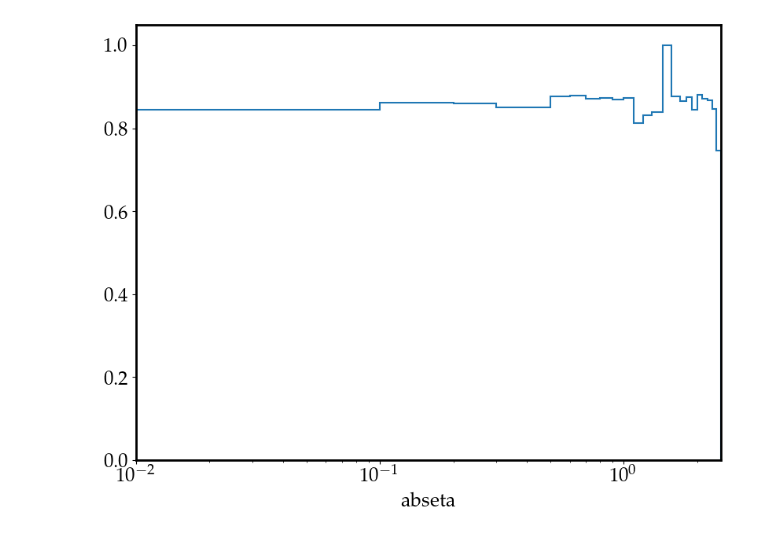
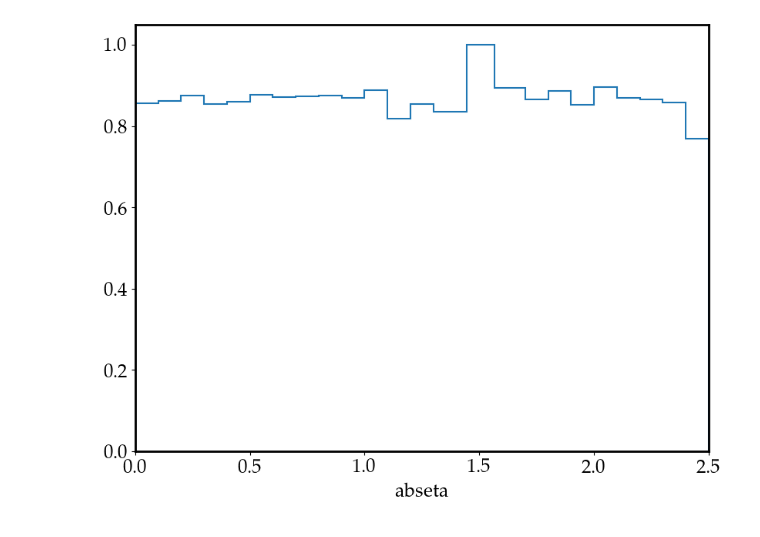
Before and after one commit to ikrommyd/egamma-tnp, a Jupyter notebook: EgammaTnP.ipynb, the cells around one changed output. Drawn from its saved outputs; the diff is of its cells as text; code cells hidden in the pictures.

```diff
--- a/EgammaTnP.ipynb
+++ b/EgammaTnP.ipynb
@@ -291,9 +299,8 @@ plt.show()
 # %%
 plt.figure(figsize=(6.4 * 1.5, 4.8 * 1.5))
-hetaratio.plot1d()
-plt.xlim(1e-2, 2.5)
-plt.xscale("log")
-plt.savefig("plots/eff_eta.pdf", bbox_inches="tight")
+habsetaratio.plot1d()
+plt.xlim(0, 2.5)
+plt.savefig("plots/eff_abseta.pdf", bbox_inches="tight")
 plt.show()
 # %% [output]
-[figure, old version]
+[figure, new version]
```
Also changed, not shown: parts of 10 cells of this notebook, 6 other files.
